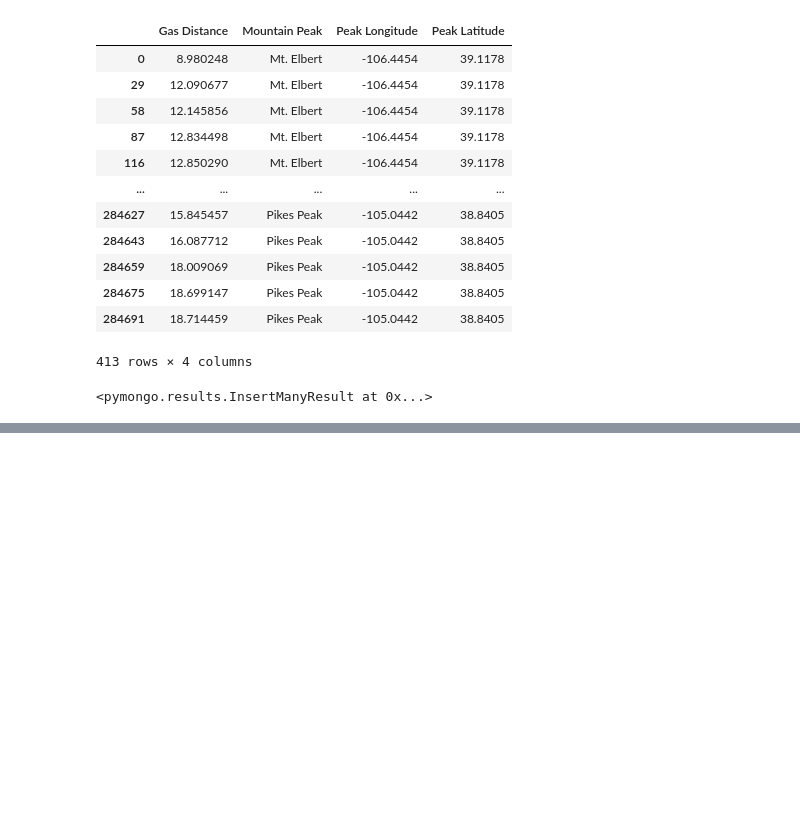
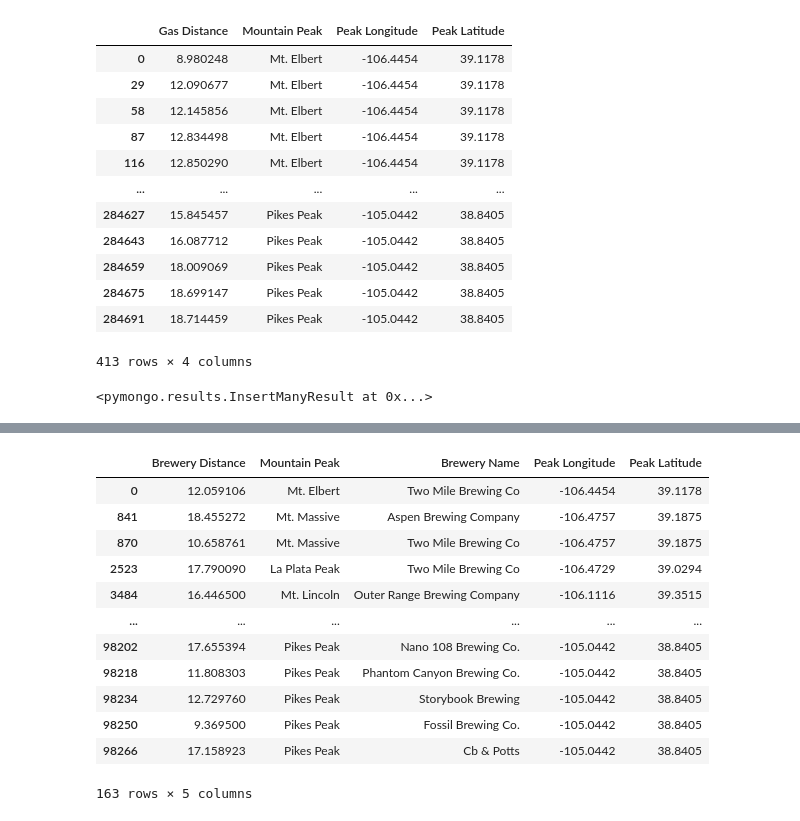
Before and after one commit to JohnMowry77/14ers_breweries_camping, a Jupyter notebook: Scripts/Mongo_DB_Script.ipynb, the cells around one changed output, grey strips where cells are left out. Saved outputs shown, nothing was run; the diff lists cells and outputs as text; code cells hidden in the pictures; blank space fills up the shorter version.

```diff
--- a/Scripts/Mongo_DB_Script.ipynb
+++ b/Scripts/Mongo_DB_Script.ipynb
@@ -531,0 +547,5 @@ gas_14ers.insert_many(data)
+# %%
+# Create Pandas df using flat csv camp ground file
+file_path = "../Resources/cleaned_breweries.csv"
+breweries = pd.read_csv(file_path,encoding="utf-8")
+#breweries.head()
@@ -531,0 +566,30 @@ gas_14ers.insert_many(data)
+# %%
+# Create empty list to append brewery distance and mountain distance within 20 miles of each.
+brewery_distance_list = []
+mountain_brewery_list = []
+brewery_name_list=[]
+for l,m,n in zip(mountains["Mountain Peak"],mountains["Peak Latitude"],mountains["Peak Longitude"]):
+    lat1 = radians(m)
+    lon1 = radians(n)
+    for i, j, k in zip(breweries["Latitudes"], breweries["Longitudes"], breweries["Brewery"]):
+        lat2 = radians(i)
+        lon2 = radians(j)
+        Brewery = k
+        R = 3958.8
+        dlon = lon2 - lon1
+        dlat = lat2 - lat1
+        a = sin(dlat / 2)**2 + cos(lat1) * cos(lat2) * sin(dlon / 2)**2
+        c = 2 * atan2(sqrt(a), sqrt(1 - a))
+        distance = (R * c)
+        if distance <= 20:
+            mountain_brewery_list.append(l)
+            brewery_distance_list.append(distance)
+            brewery_name_list.append(Brewery)
+# %%
+# Create a new DF to display brewery distance and mountain peak lists above
+brewery_df=pd.DataFrame({
+    "Brewery Distance" : brewery_distance_list,
+    "Mountain Peak" : mountain_brewery_list,
+    "Brewery Name":brewery_name_list
+    })
+brewery_df
@@ -531,0 +610,19 @@ gas_14ers.insert_many(data)
+# %%
+#merge brewery_df to mountains df on Mountain Peak
+brewery_merge=pd.merge(brewery_df, mountains[["Mountain Peak", "Peak Longitude", "Peak Latitude"]], on ="Mountain Peak")
+clean_brewery_merge=brewery_merge.drop_duplicates()
+clean_brewery_merge
+# %% [output]
+|  | Brewery Distance | Mountain Peak | Brewery Name | Peak Longitude | Peak Latitude |
+| 0 | 12.059106 | Mt. Elbert | Two Mile Brewing Co | -106.4454 | 39.1178 |
+| 841 | 18.455272 | Mt. Massive | Aspen Brewing Company | -106.4757 | 39.1875 |
+| 870 | 10.658761 | Mt. Massive | Two Mile Brewing Co | -106.4757 | 39.1875 |
+| 2523 | 17.790090 | La Plata Peak | Two Mile Brewing Co | -106.4729 | 39.0294 |
+| 3484 | 16.446500 | Mt. Lincoln | Outer Range Brewing Company | -106.1116 | 39.3515 |
+| ... | ... | ... | ... | ... | ... |
+| 98202 | 17.655394 | Pikes Peak | Nano 108 Brewing Co. | -105.0442 | 38.8405 |
+| 98218 | 11.808303 | Pikes Peak | Phantom Canyon Brewing Co. | -105.0442 | 38.8405 |
+| 98234 | 12.729760 | Pikes Peak | Storybook Brewing | -105.0442 | 38.8405 |
+| 98250 | 9.369500 | Pikes Peak | Fossil Brewing Co. | -105.0442 | 38.8405 |
+| 98266 | 17.158923 | Pikes Peak | Cb & Potts | -105.0442 | 38.8405 |
+163 rows × 5 columns
```
Also changed, not shown: parts of 15 cells of this notebook, 7 other files.
